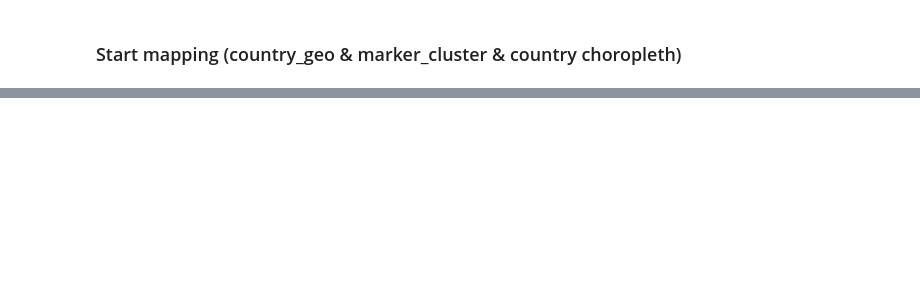
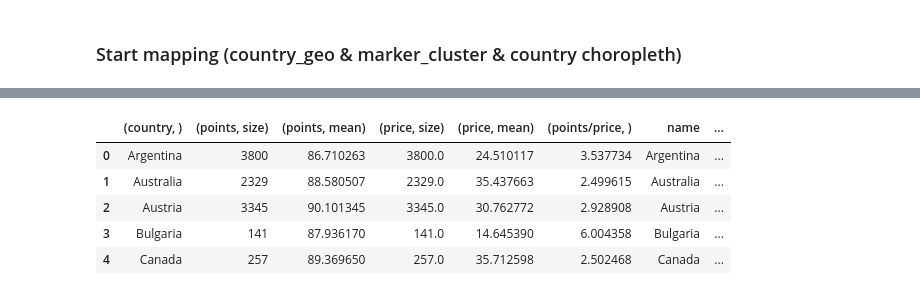
Before and after one commit to xueyuans/Wine-review-Project, a Jupyter notebook: Map Visualization.ipynb, the cells around one changed output, grey strips where cells are left out. Cells and saved outputs as stored; diff of their text form; code cells hidden in the pictures; blank space fills up the shorter version.

```diff
--- a/Map Visualization.ipynb
+++ b/Map Visualization.ipynb
@@ -224,0 +276,3 @@ m2
+# %%
+df_country_greater = df_country[df_country[('price', 'size')] > 70]
+df_country_greater[:5]
@@ -224,0 +287,13 @@ m2
+# %%
+df_loc_greater = pd.merge(df_country_greater,
+               codeCSV[['name','Latitude','Longitude']],
+               left_on="country",
+               right_on="name")
+df_loc_greater[:5]
+# %% [output]
+|  | (country, ) | (points, size) | (points, mean) | (price, size) | (price, mean) | (points/price, ) | name | ... |
+| 0 | Argentina | 3800 | 86.710263 | 3800.0 | 24.510117 | 3.537734 | Argentina | ... |
+| 1 | Australia | 2329 | 88.580507 | 2329.0 | 35.437663 | 2.499615 | Australia | ... |
+| 2 | Austria | 3345 | 90.101345 | 3345.0 | 30.762772 | 2.928908 | Austria | ... |
+| 3 | Bulgaria | 141 | 87.936170 | 141.0 | 14.645390 | 6.004358 | Bulgaria | ... |
+| 4 | Canada | 257 | 89.369650 | 257.0 | 35.712598 | 2.502468 | Canada | ... |
```
Also changed, not shown: parts of 7 cells of this notebook, 6 other files.
